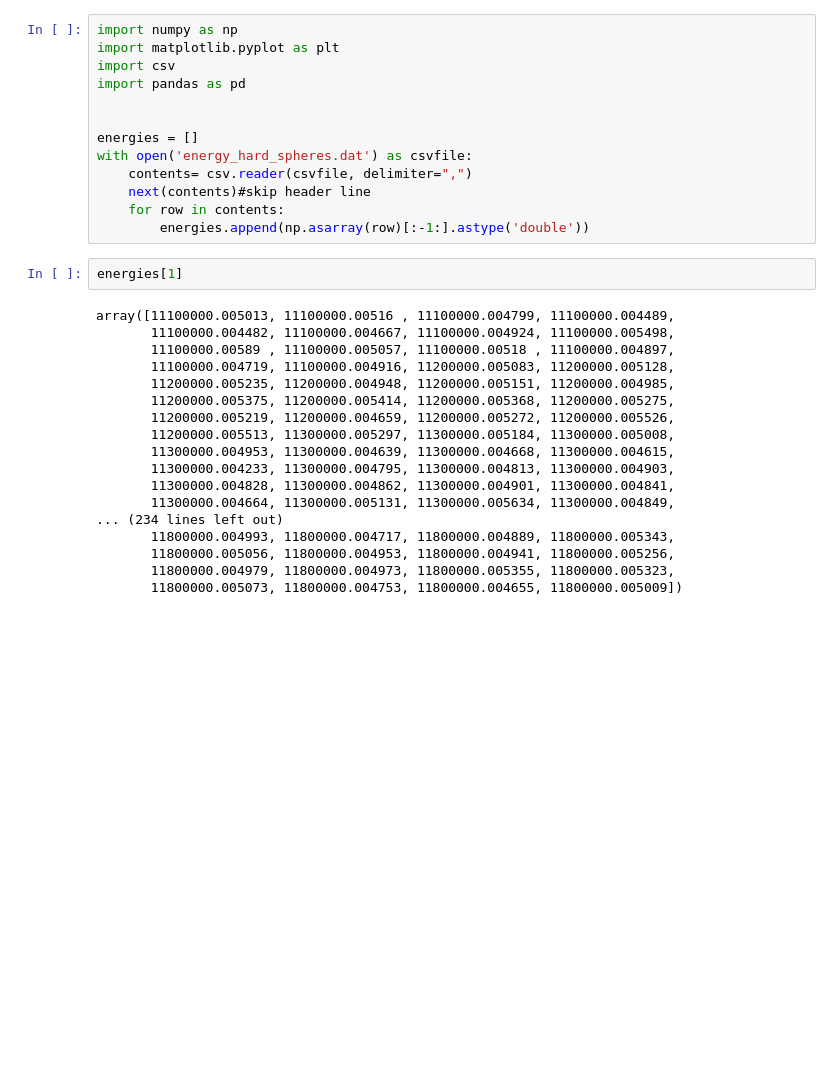
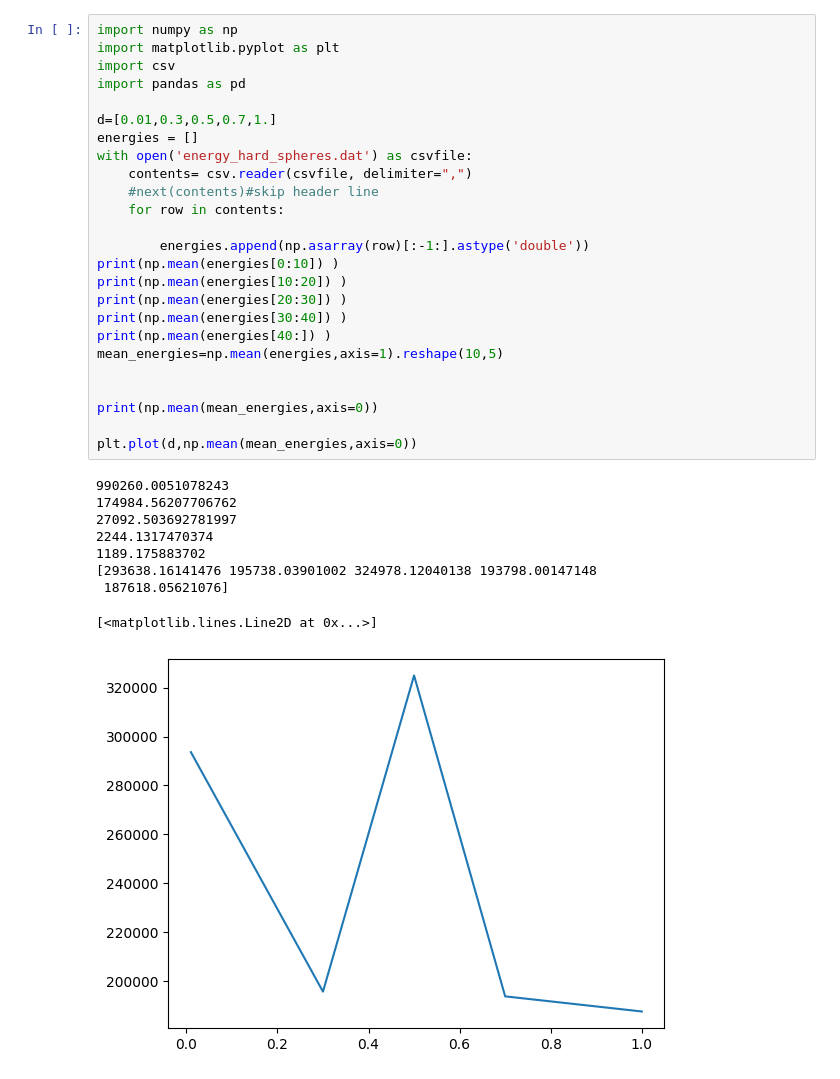
Before and after one commit to selina355/simulation-methods, a Jupyter notebook: SOURCE/off_grid_MC_plots.ipynb, the cells around one changed output. Drawn from its saved outputs; the diff is of its cells as text; blank space fills up the shorter version.

```diff
--- a/SOURCE/off_grid_MC_plots.ipynb
+++ b/SOURCE/off_grid_MC_plots.ipynb
@@ -1,33 +1,35 @@
 # %%
 import numpy as np
 import matplotlib.pyplot as plt
 import csv
 import pandas as pd
 
-
+d=[0.01,0.3,0.5,0.7,1.]
 energies = []
 with open('energy_hard_spheres.dat') as csvfile:
     contents= csv.reader(csvfile, delimiter=",")
-    next(contents)#skip header line
+    #next(contents)#skip header line
     for row in contents:
+
         energies.append(np.asarray(row)[:-1:].astype('double'))
+print(np.mean(energies[0:10]) )
+print(np.mean(energies[10:20]) )
+print(np.mean(energies[20:30]) )
+print(np.mean(energies[30:40]) )
+print(np.mean(energies[40:]) )
+mean_energies=np.mean(energies,axis=1).reshape(10,5)
+
+
+print(np.mean(mean_energies,axis=0))
+
+plt.plot(d,np.mean(mean_energies,axis=0))
+# %% [output]
+990260.0051078243
+174984.56207706762
+27092.503692781997
+2244.1317470374
+1189.175883702
+[293638.16141476 195738.03901002 324978.12040138 193798.00147148
+ 187618.05621076]
+[<matplotlib.lines.Line2D at 0x...>]
+[figure, added]
-# %%
-energies[1]
-# %% [output]
-array([11100000.005013, 11100000.00516 , 11100000.004799, 11100000.004489,
-       11100000.004482, 11100000.004667, 11100000.004924, 11100000.005498,
-       11100000.00589 , 11100000.005057, 11100000.00518 , 11100000.004897,
-       11100000.004719, 11100000.004916, 11200000.005083, 11200000.005128,
-       11200000.005235, 11200000.004948, 11200000.005151, 11200000.004985,
-       11200000.005375, 11200000.005414, 11200000.005368, 11200000.005275,
-       11200000.005219, 11200000.004659, 11200000.005272, 11200000.005526,
-       11200000.005513, 11300000.005297, 11300000.005184, 11300000.005008,
-       11300000.004953, 11300000.004639, 11300000.004668, 11300000.004615,
-       11300000.004233, 11300000.004795, 11300000.004813, 11300000.004903,
-       11300000.004828, 11300000.004862, 11300000.004901, 11300000.004841,
-       11300000.004664, 11300000.005131, 11300000.005634, 11300000.004849,
-... (234 lines left out)
-       11800000.004993, 11800000.004717, 11800000.004889, 11800000.005343,
-       11800000.005056, 11800000.004953, 11800000.004941, 11800000.005256,
-       11800000.004979, 11800000.004973, 11800000.005355, 11800000.005323,
-       11800000.005073, 11800000.004753, 11800000.004655, 11800000.005009])
```
Also changed, not shown: parts of 1 cell of this notebook, 5 other files.
